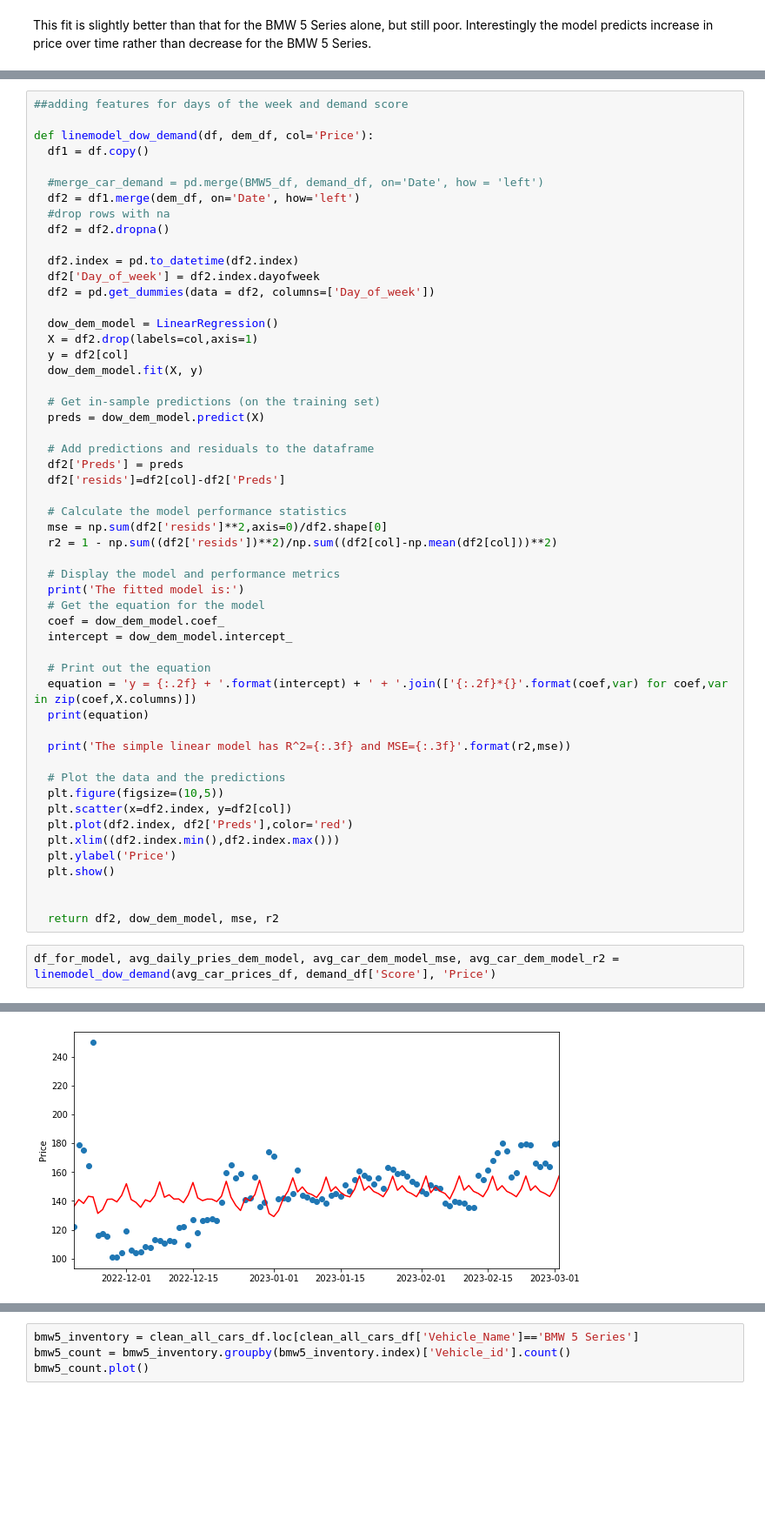
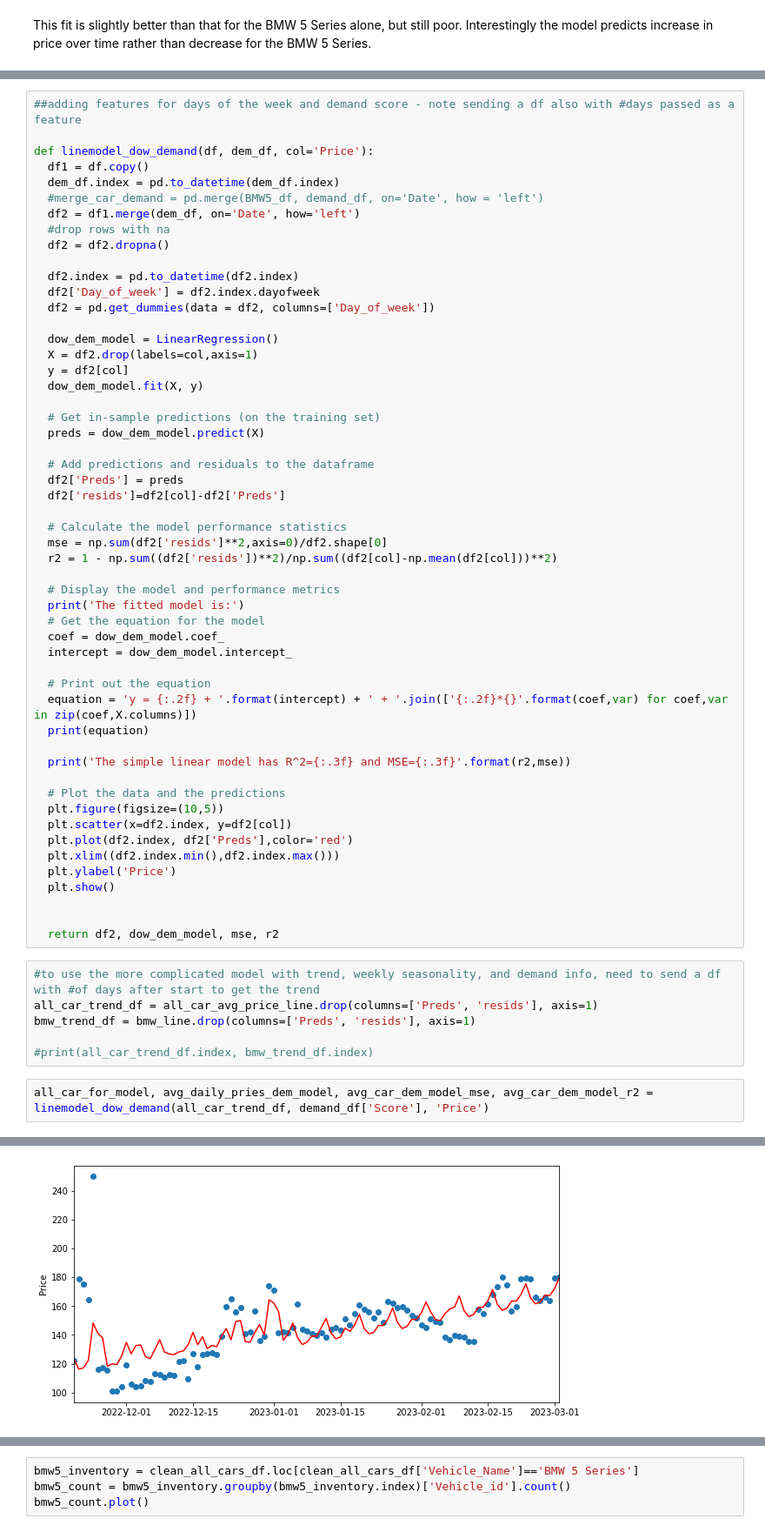
Before and after one commit to JADukeAIPI/AIPIProject, a Jupyter notebook: EDA_and_modeling.ipynb, the cells around one changed output, grey strips where cells are left out. Shown: that part at 87% size. Cells and saved outputs as stored; diff of their text form; blank space fills up the shorter version.

Commit message:
All car model with seasonality, trend, and demand score

```diff
--- a/EDA_and_modeling.ipynb
+++ b/EDA_and_modeling.ipynb
@@ -568,9 +534,9 @@ avg_car_prices_df
 # %%
-##adding features for days of the week and demand score
+##adding features for days of the week and demand score - note sending a df also with #days passed as a feature
 
 def linemodel_dow_demand(df, dem_df, col='Price'):
   df1 = df.copy()
-
+  dem_df.index = pd.to_datetime(dem_df.index)
   #merge_car_demand = pd.merge(BMW5_df, demand_df, on='Date', how = 'left')
   df2 = df1.merge(dem_df, on='Date', how='left')
   #drop rows with na
@@ -618,7 +584,13 @@ def linemodel_dow_demand(df, dem_df, col='Price'):
 
 
   return df2, dow_dem_model, mse, r2
+# %%
+#to use the more complicated model with trend, weekly seasonality, and demand info, need to send a df with #of days after start to get the trend
+all_car_trend_df = all_car_avg_price_line.drop(columns=['Preds', 'resids'], axis=1)
+bmw_trend_df = bmw_line.drop(columns=['Preds', 'resids'], axis=1)
+
+#print(all_car_trend_df.index, bmw_trend_df.index)
 # %%
-df_for_model, avg_daily_pries_dem_model, avg_car_dem_model_mse, avg_car_dem_model_r2 = linemodel_dow_demand(avg_car_prices_df, demand_df['Score'], 'Price')
+all_car_for_model, avg_daily_pries_dem_model, avg_car_dem_model_mse, avg_car_dem_model_r2 = linemodel_dow_demand(all_car_trend_df, demand_df['Score'], 'Price')
 # %% [output]
 The fitted model is:
@@ -627 +599 @@ The simple linear model has R^2=0.065 and MSE=528.104
-[figure, old version]
+[figure, new version]
```
Also changed, not shown: parts of 7 cells of this notebook.
